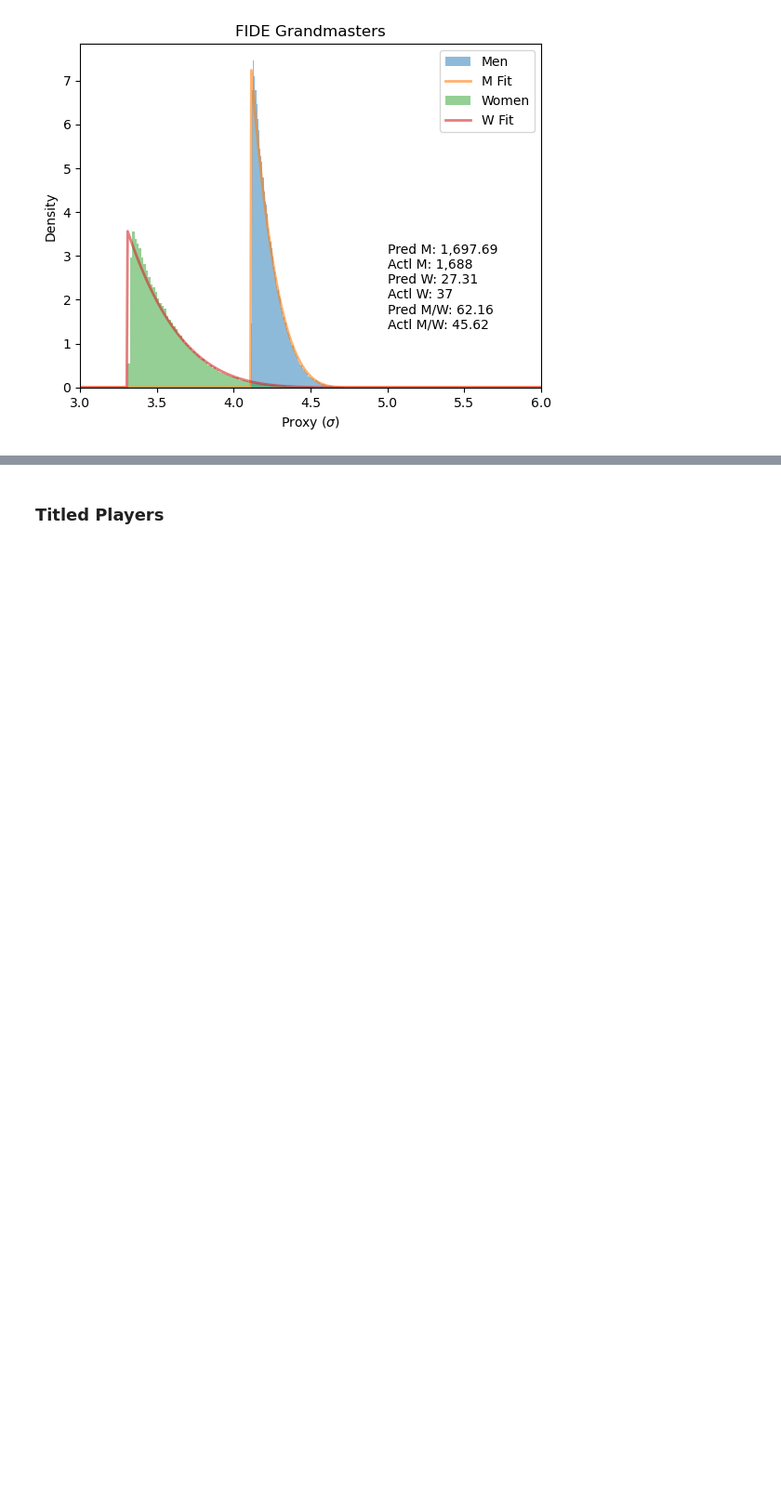
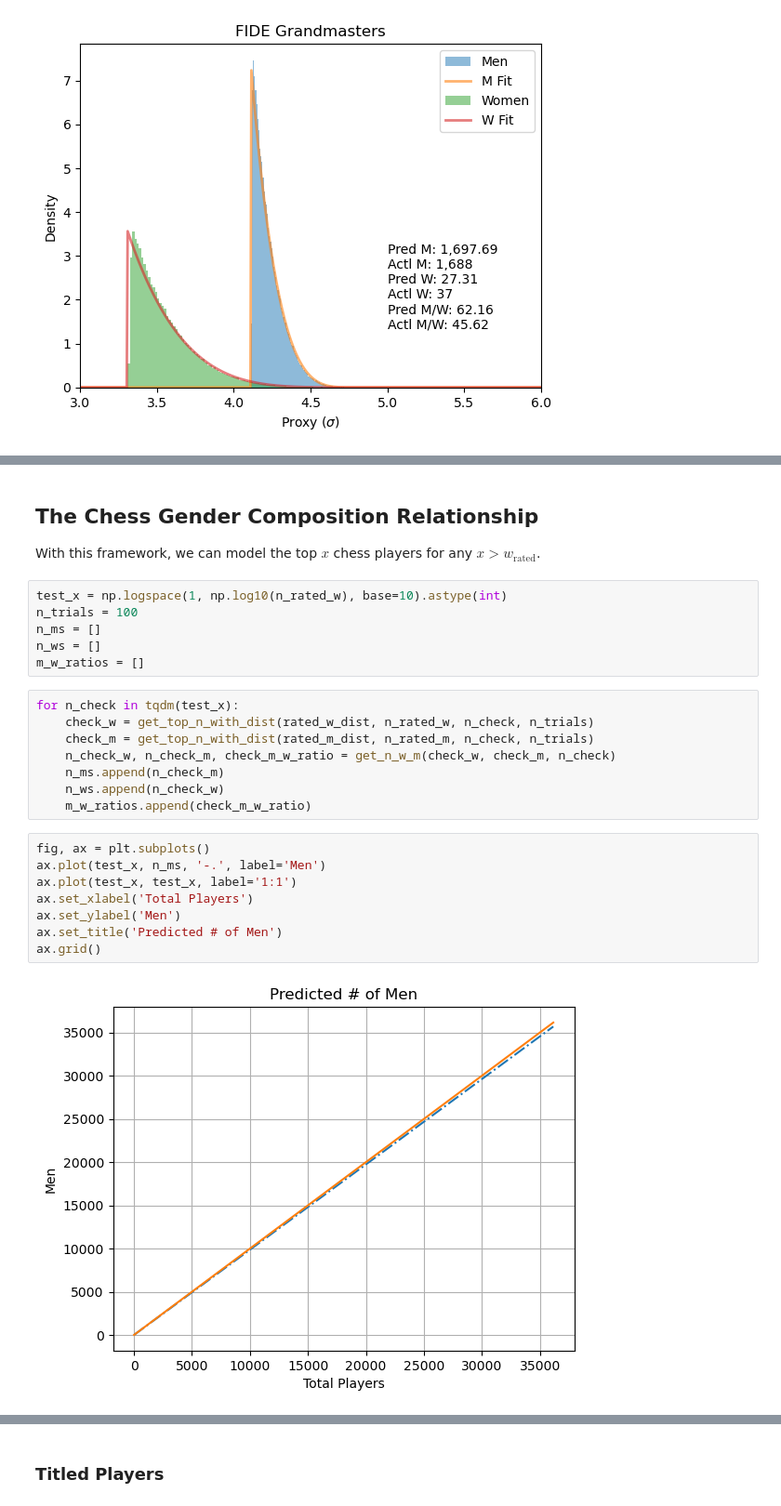
Before and after one commit to viamiraia/participation-gaps, a Jupyter notebook: fide-based-chess-analysis.ipynb, the cells around one changed output, grey strips where cells are left out. Shown at 93% size. Saved outputs shown, nothing was run; the diff lists cells and outputs as text; blank space fills up the shorter version.

Commit message:
Added relationship graphs and code, bumped version to 0.0.6

```diff
--- a/fide-based-chess-analysis.ipynb
+++ b/fide-based-chess-analysis.ipynb
@@ -245,0 +250,28 @@ Here I will go from US players, to players rated over 2400, to GMs.
+# %% [markdown]
+## The Chess Gender Composition Relationship
+
+With this framework, we can model the top $x$ chess players for any $x > w_{\text{rated}}$.
+# %%
+test_x = np.logspace(1, np.log10(n_rated_w), base=10).astype(int)
+n_trials = 100
+n_ms = []
+n_ws = []
+m_w_ratios = []
+# %%
+for n_check in tqdm(test_x):
+    check_w = get_top_n_with_dist(rated_w_dist, n_rated_w, n_check, n_trials)
+    check_m = get_top_n_with_dist(rated_m_dist, n_rated_m, n_check, n_trials)
+    n_check_w, n_check_m, check_m_w_ratio = get_n_w_m(check_w, check_m, n_check)
+    n_ms.append(n_check_m)
+    n_ws.append(n_check_w)
+    m_w_ratios.append(check_m_w_ratio)
+# %%
+fig, ax = plt.subplots()
+ax.plot(test_x, n_ms, '-.', label='Men')
+ax.plot(test_x, test_x, label='1:1')
+ax.set_xlabel('Total Players')
+ax.set_ylabel('Men')
+ax.set_title('Predicted # of Men')
+ax.grid()
+# %% [output]
+[figure, added]
```
Also changed, not shown: parts of 20 cells of this notebook, 4 other files.
